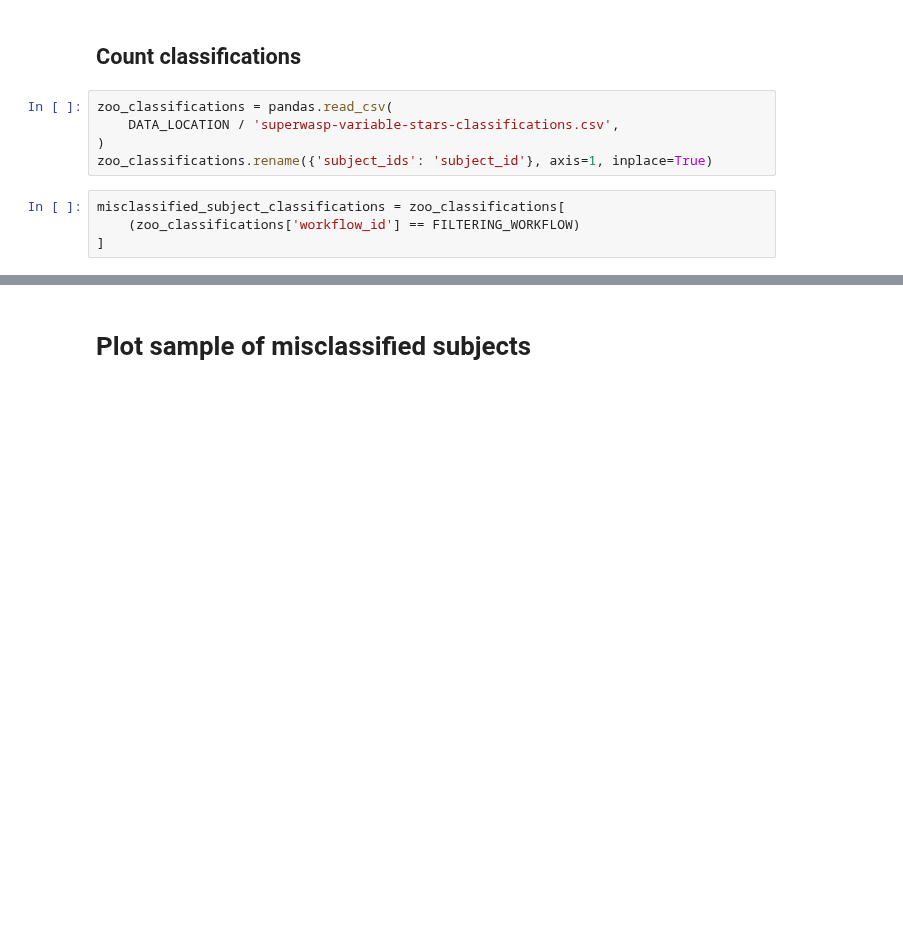
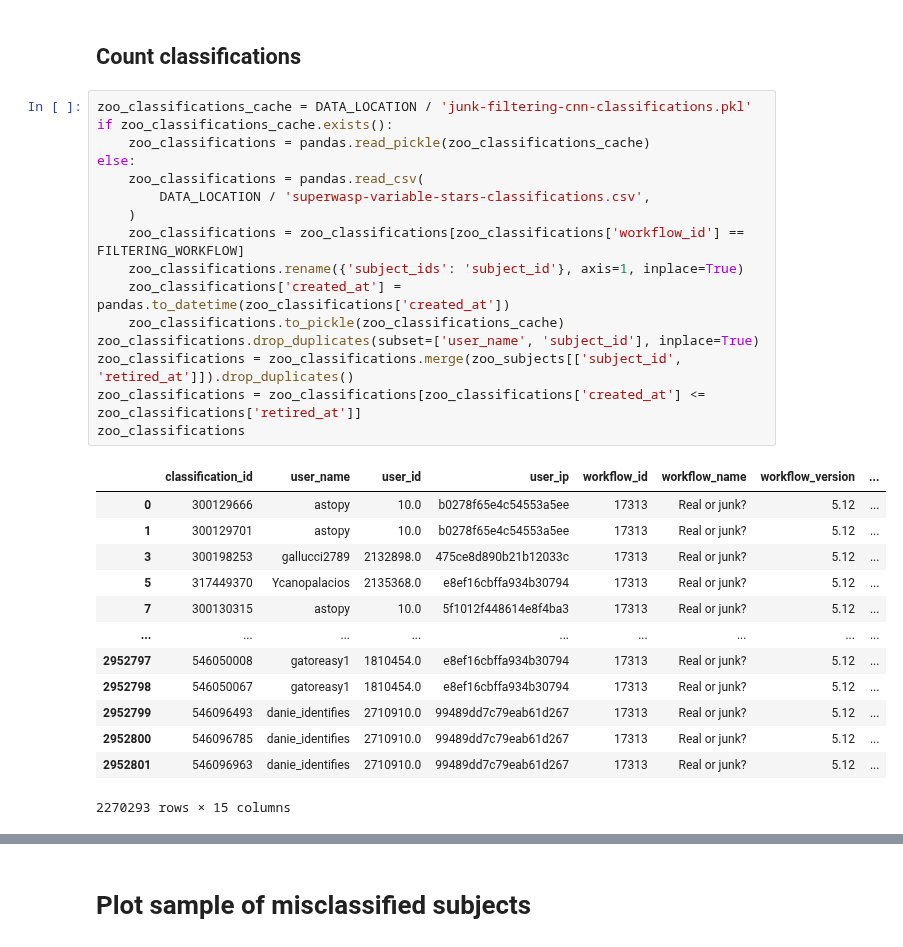
Before and after one commit to adammcmaster/superwasp-tools, a Jupyter notebook: junk_vs_real_cnn_scores.ipynb, the cells around one changed output, grey strips where cells are left out. Saved outputs shown, nothing was run; the diff lists cells and outputs as text; blank space fills up the shorter version.

```diff
--- a/junk_vs_real_cnn_scores.ipynb
+++ b/junk_vs_real_cnn_scores.ipynb
@@ -77,14 +82,35 @@ cnn_scores[~cnn_scores['zoo_classification_real']]['prediction'].plot.hist()
 [figure]
 # %% [markdown]
 ## Count classifications
-# %%
-zoo_classifications = pandas.read_csv(
-    DATA_LOCATION / 'superwasp-variable-stars-classifications.csv',
-)
-zoo_classifications.rename({'subject_ids': 'subject_id'}, axis=1, inplace=True)
-# %%
-misclassified_subject_classifications = zoo_classifications[
-    (zoo_classifications['workflow_id'] == FILTERING_WORKFLOW)
-]
+# %%
+zoo_classifications_cache = DATA_LOCATION / 'junk-filtering-cnn-classifications.pkl'
+if zoo_classifications_cache.exists():
+    zoo_classifications = pandas.read_pickle(zoo_classifications_cache)
+else:
+    zoo_classifications = pandas.read_csv(
+        DATA_LOCATION / 'superwasp-variable-stars-classifications.csv',
+    )
+    zoo_classifications = zoo_classifications[zoo_classifications['workflow_id'] == FILTERING_WORKFLOW]
+    zoo_classifications.rename({'subject_ids': 'subject_id'}, axis=1, inplace=True)
+    zoo_classifications['created_at'] = pandas.to_datetime(zoo_classifications['created_at'])
+    zoo_classifications.to_pickle(zoo_classifications_cache)
+zoo_classifications.drop_duplicates(subset=['user_name', 'subject_id'], inplace=True)
+zoo_classifications = zoo_classifications.merge(zoo_subjects[['subject_id', 'retired_at']]).drop_duplicates()
+zoo_classifications = zoo_classifications[zoo_classifications['created_at'] <= zoo_classifications['retired_at']]
+zoo_classifications
+# %% [output]
+|  | classification_id | user_name | user_id | user_ip | workflow_id | workflow_name | workflow_version | ... |
+| 0 | 300129666 | astopy | 10.0 | b0278f65e4c54553a5ee | 17313 | Real or junk? | 5.12 | ... |
+| 1 | 300129701 | astopy | 10.0 | b0278f65e4c54553a5ee | 17313 | Real or junk? | 5.12 | ... |
+| 3 | 300198253 | gallucci2789 | 2132898.0 | 475ce8d890b21b12033c | 17313 | Real or junk? | 5.12 | ... |
+| 5 | 317449370 | Ycanopalacios | 2135368.0 | e8ef16cbffa934b30794 | 17313 | Real or junk? | 5.12 | ... |
+| 7 | 300130315 | astopy | 10.0 | 5f1012f448614e8f4ba3 | 17313 | Real or junk? | 5.12 | ... |
+| ... | ... | ... | ... | ... | ... | ... | ... | ... |
+| 2952797 | 546050008 | gatoreasy1 | 1810454.0 | e8ef16cbffa934b30794 | 17313 | Real or junk? | 5.12 | ... |
+| 2952798 | 546050067 | gatoreasy1 | 1810454.0 | e8ef16cbffa934b30794 | 17313 | Real or junk? | 5.12 | ... |
+| 2952799 | 546096493 | danie_identifies | 2710910.0 | 99489dd7c79eab61d267 | 17313 | Real or junk? | 5.12 | ... |
+| 2952800 | 546096785 | danie_identifies | 2710910.0 | 99489dd7c79eab61d267 | 17313 | Real or junk? | 5.12 | ... |
+| 2952801 | 546096963 | danie_identifies | 2710910.0 | 99489dd7c79eab61d267 | 17313 | Real or junk? | 5.12 | ... |
+2270293 rows × 15 columns
 # %%
 classification_counts = pandas.pivot_table(
```
Also changed, not shown: parts of 9 cells of this notebook.
